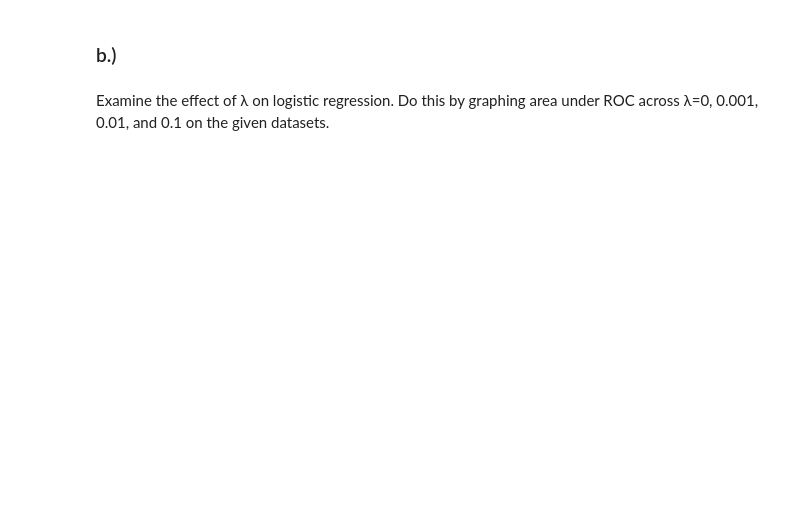
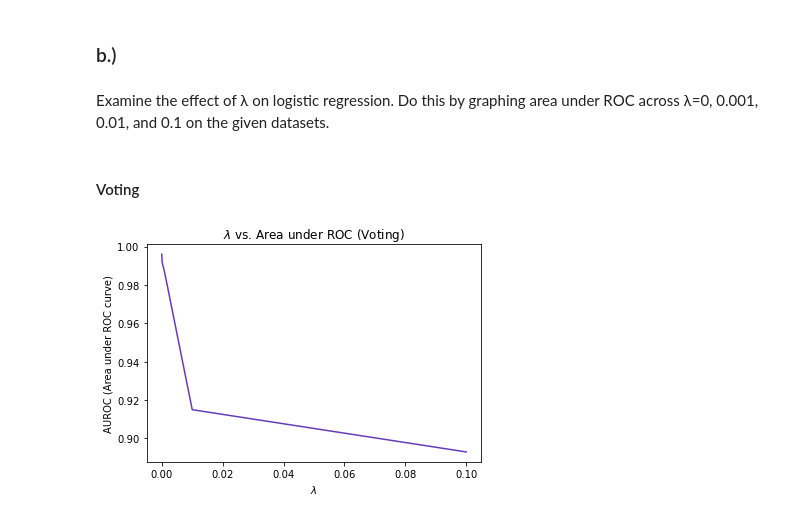
Before and after one commit to johnmays/ML_class_repo_hidden, a Jupyter notebook: notebooks/Programming2.ipynb, the cells around one changed output. Cells and saved outputs as stored; diff of their text form; code cells hidden in the pictures; blank space fills up the shorter version.

```diff
--- a/notebooks/Programming2.ipynb
+++ b/notebooks/Programming2.ipynb
@@ -4,6 +4,13 @@
 - John Mays `johnmays`
 - Zaichuan You `ZaichuanYou`
 - James McHargue `jpmchargue`
+# %%
+# imports
+import matplotlib.pyplot as plt
+import numpy as np
+
+purples = ["#0a0612", "#392249", "#482980", "#673ab7",
+           "#7a52aa", "#9779bd", "#b59fd0", "#d3c5e3"]
 # %% [markdown]
 ### a.)
 # %% [markdown]
@@ -33,3 +42,16 @@ for continuous features to 10.
 # %% [markdown]
 Examine the effect of λ on logistic regression. Do this by graphing area under ROC across λ=0, 0.001,
 0.01, and 0.1 on the given datasets.
+# %% [markdown]
+#### Voting
+# %%
+lambdas = [0.0, 0.0001, 0.001, 0.01, 0.1] # log(0) is undefined; first entry is for plotting purposes
+aucs = [0.996,0.992,0.986,0.915, 0.893]
+
+plt.plot(lambdas, aucs, color=purples[3])
+plt.xlabel("$\lambda$")
+# plt.xscale('log') # log(0) is undefined; so I will not plot logarithmically
+plt.ylabel("AUROC (Area under ROC curve)")
+plt.title("$\lambda$ vs. Area under ROC (Voting)");
+# %% [output]
+[figure, added]
```
Also changed, not shown: parts of 12 cells of this notebook, 1 other file.
